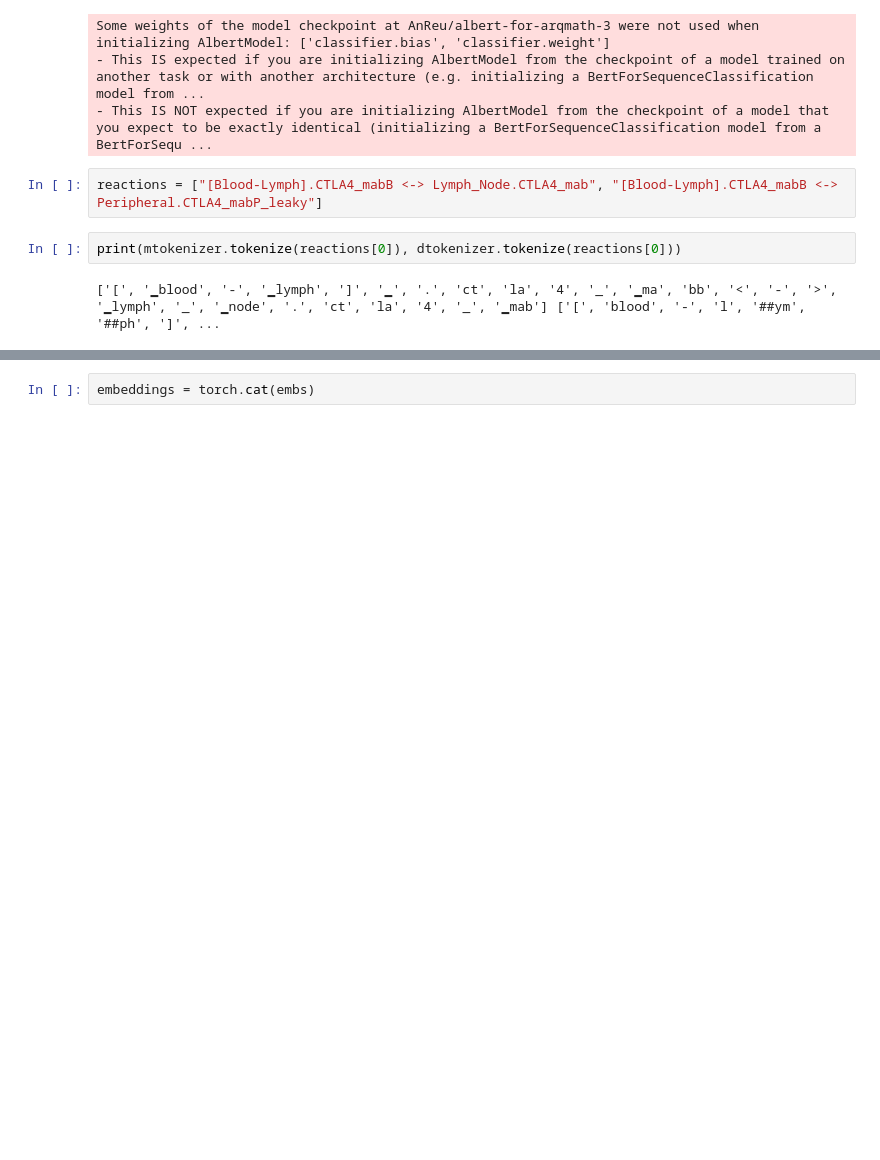
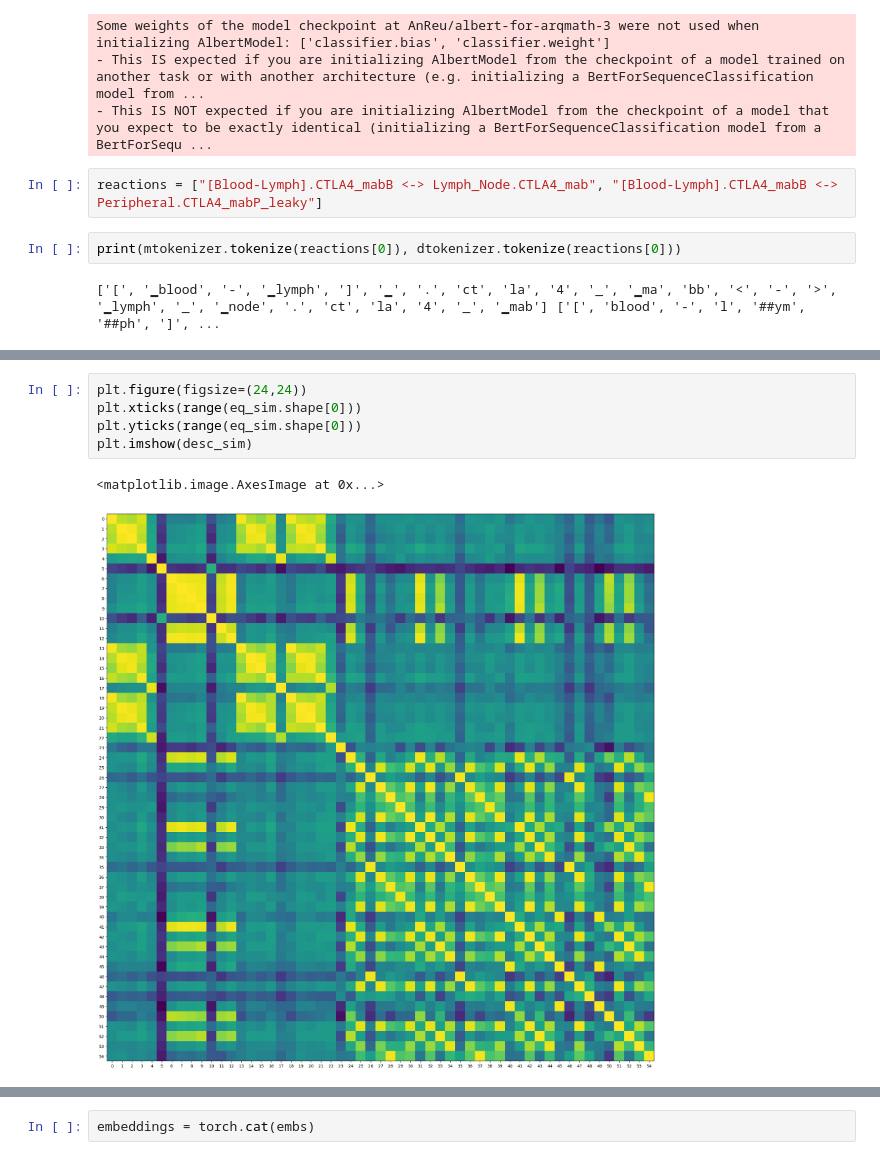
Before and after one commit to francescolosterzo/dufourspitze_16, a Jupyter notebook: nt/scratch.ipynb, the cells around one changed output, grey strips where cells are left out. Cells and saved outputs as stored; diff of their text form; blank space fills up the shorter version.

```diff
--- a/nt/scratch.ipynb
+++ b/nt/scratch.ipynb
@@ -198,0 +321,8 @@ plt.imshow(A)
+# %%
+plt.figure(figsize=(24,24))
+plt.xticks(range(eq_sim.shape[0]))
+plt.yticks(range(eq_sim.shape[0]))
+plt.imshow(desc_sim)
+# %% [output]
+<matplotlib.image.AxesImage at 0x...>
+[figure, added]
```
Also changed, not shown: parts of 16 cells of this notebook.
